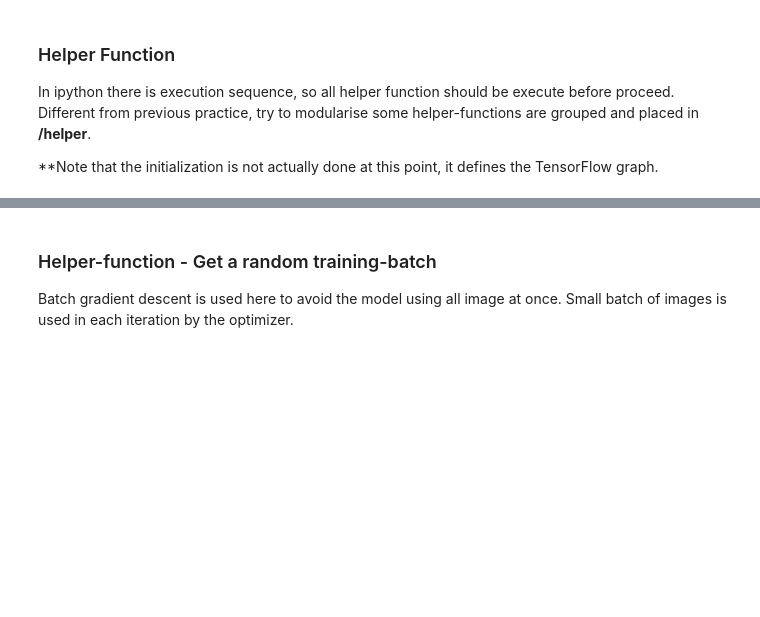
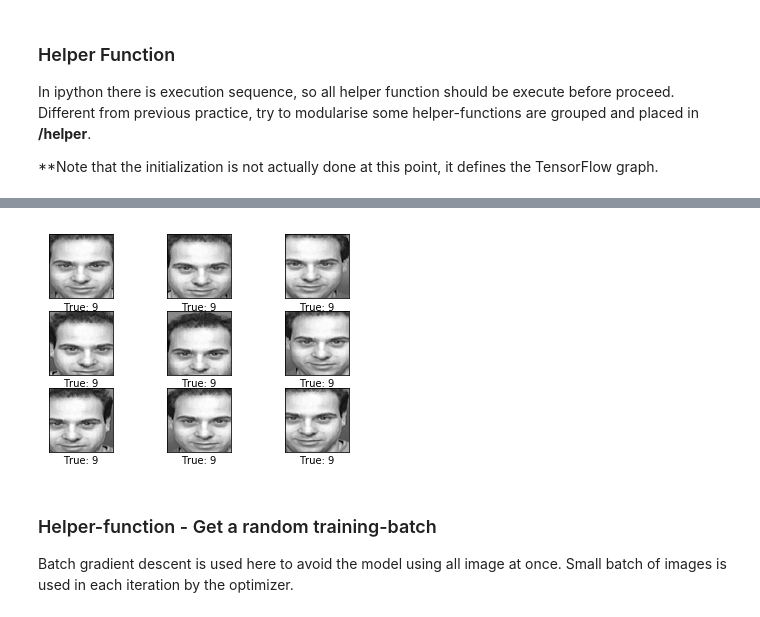
Before and after one commit to AndyTsangChun/TensorFlow, a Jupyter notebook: AT&T/AT&T CNN.ipynb, the cells around one changed output, grey strips where cells are left out. Saved outputs shown, nothing was run; the diff lists cells and outputs as text; code cells hidden in the pictures; blank space fills up the shorter version.

```diff
--- a/AT&T/AT&T CNN.ipynb
+++ b/AT&T/AT&T CNN.ipynb
@@ -159,3 +112,26 @@ import helper.cnn_layer as cnn
+# %%
+# Try to print some distorted image created with Helper-function pre_process() above
+def plot_distorted_image(image, cls_true):
+    # Repeat the input image 9 times.
+    image_duplicates = np.repeat(image[np.newaxis, :, :, :], 9, axis=0)
+
+    # Create a feed-dict for TensorFlow.
+    feed_dict = {x: image_duplicates}
+
+    # Calculate only the pre-processing of the TensorFlow graph
+    # which distorts the images in the feed-dict.
+    result = session.run(distorted_images, feed_dict=feed_dict)
+
+    # Plot the images.
+    plotting.plot_images(images=result, cls_true=np.repeat(cls_true, 9))
+
+def get_test_image(i):
+    return test_image[i, :, :, :], test_cls[i]
+
+img, cls = get_test_image(16)
+plot_distorted_image(img, cls)
+# %% [output]
+[figure, added]
 # %% [markdown]
 ### Helper-function - Get a random training-batch
 Batch gradient descent is used here to avoid the model using all image at once. Small batch of images is used in each iteration by the optimizer.
```
Also changed, not shown: parts of 26 cells of this notebook, 15 other files.
